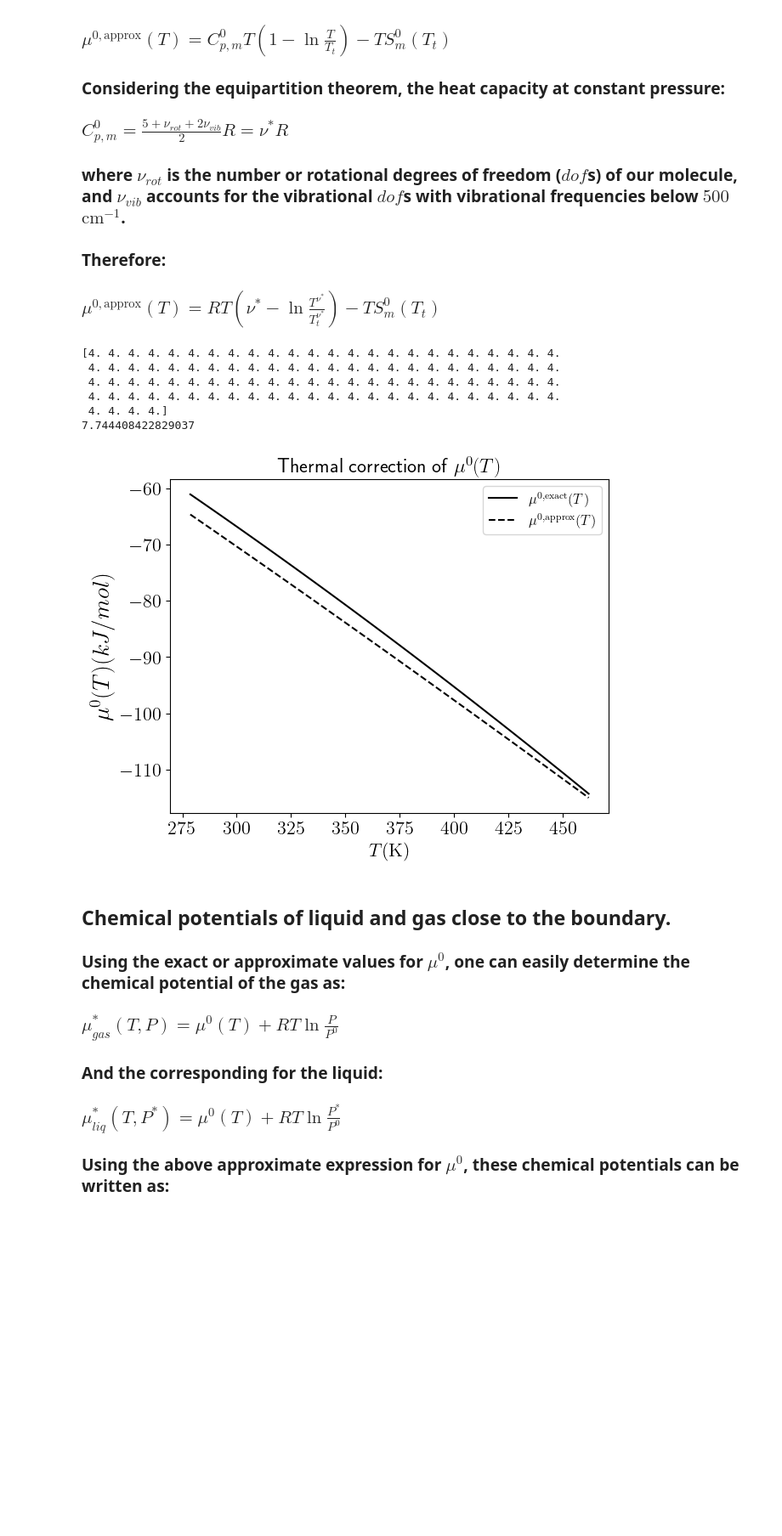
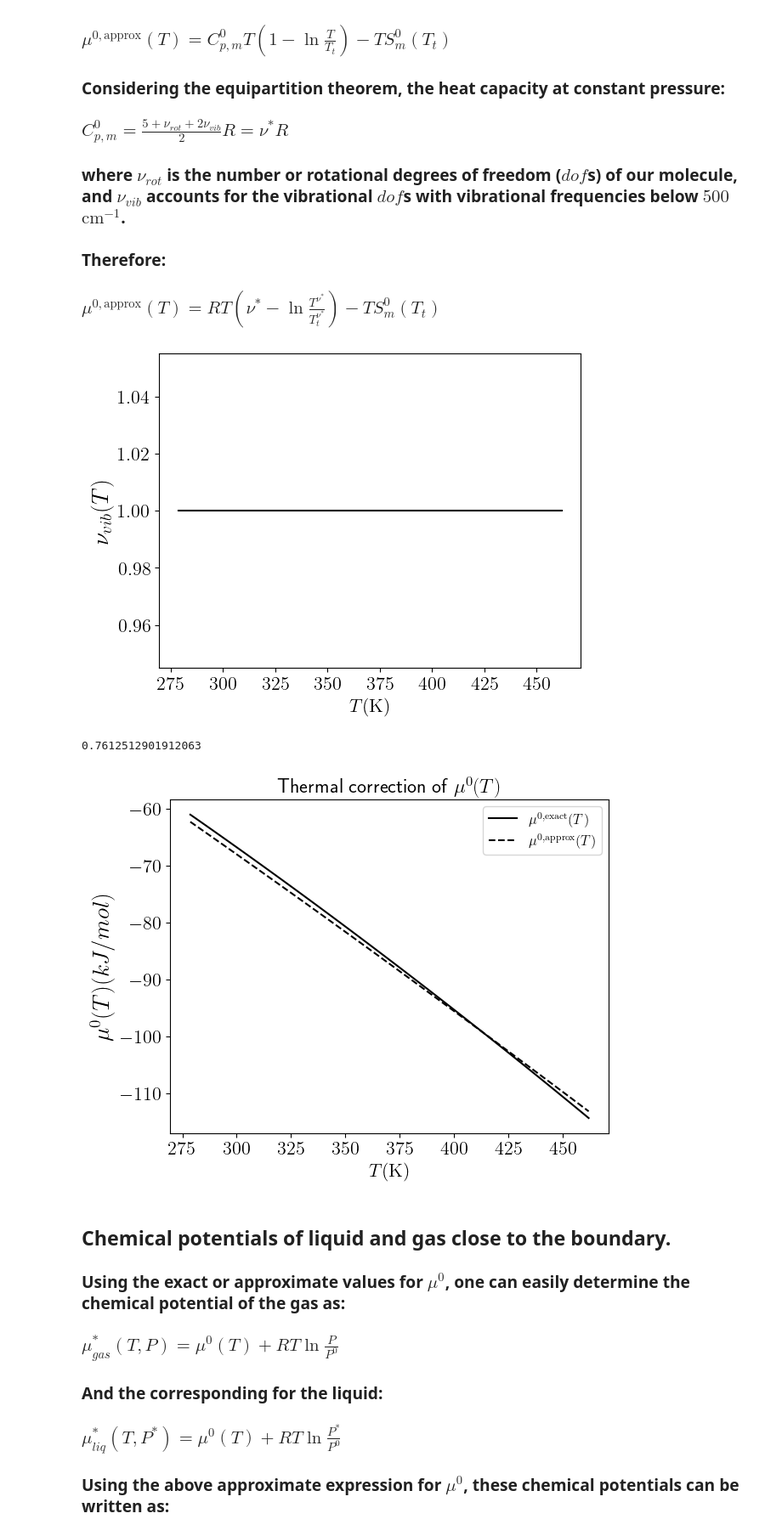
Before and after one commit to emartineznunez/LV_phase_diagrams, a Jupyter notebook: Phase_diagram_pure.ipynb, the cells around one changed output. Shown at 85% size. Cells and saved outputs as stored; diff of their text form; code cells hidden in the pictures; blank space fills up the shorter version.

```diff
--- a/Phase_diagram_pure.ipynb
+++ b/Phase_diagram_pure.ipynb
@@ -490,45 +490,48 @@ if nat_A > 1:
   nu_rot = 3 - int(lin_A[0])
   for freq in freqA:
     tita = h * c * 1.e2 * float(freq) / k_B
     for i,ele in enumerate(T1):
       x = ele / tita
-      dum = a + b * x
-      if dum <0 : dum = 0
-      if dum >1 : dum = 1
-      #nu_vib[i] += dum
+      #nu_vib[i] += (1 + np.tanh(0.0040*x-1.57)) * 0.5
+      nu_vib[i] = 1.
 else:
   nu_rot = 0
 nu = (5 + nu_rot + 2 * nu_vib) / 2
-print (nu)
+#print (nu)
 
 Gref, Href, Sref = G_m_0(TtA,float(mA[0]),float(AA[0]),float(BA[0]),float(CA[0]),float(lin_A[0]),nat_A,float(sigmaA[0]),*freqA)
+
+
+plt.plot(T1,nu_vib,'-',color='black')
+plt.ylabel(r'$\nu_{vib}(T)$',fontsize=20)
+plt.xlabel(r'$T(\mathrm{K})$',fontsize=16)
+plt.xticks(fontsize=16)
+plt.yticks(fontsize=16)
+plt.show()
+
 
 #print(type(TtA), TtA, Sref)
 diff = 0
 for i,ele in enumerate(T1):
   true = float(corr[i])
   appr = R * ele * (nu[i] - np.log(ele ** nu[i] /TtA ** nu[i])) - ele * Sref
   diff += (true-appr) ** 2
 print(diff/N)
 
 plt.plot(T1,corr,'-',color='black', label='$\mu^{0,\mathrm{exact}}(T)$')
 plt.plot(T1,R*T1*(nu-np.log(T1**nu/TtA**nu))-T1*Sref,'--',color='black', label='$\mu^{0,\mathrm{approx}}(T)$')
 plt.ylabel(r'$\mu^0(T) (kJ/mol)$',fontsize=20)
 plt.xlabel(r'$T(\mathrm{K})$',fontsize=16)
 plt.legend(fontsize=12)
 plt.xticks(fontsize=16)
 plt.yticks(fontsize=16)
 plt.tight_layout()
 plt.title('Thermal correction of $\mu^0(T)$', fontsize=17)
 plt.show()
 # %% [output]
+[figure, new version]
-[4. 4. 4. 4. 4. 4. 4. 4. 4. 4. 4. 4. 4. 4. 4. 4. 4. 4. 4. 4. 4. 4. 4. 4.
- 4. 4. 4. 4. 4. 4. 4. 4. 4. 4. 4. 4. 4. 4. 4. 4. 4. 4. 4. 4. 4. 4. 4. 4.
- 4. 4. 4. 4. 4. 4. 4. 4. 4. 4. 4. 4. 4. 4. 4. 4. 4. 4. 4. 4. 4. 4. 4. 4.
- 4. 4. 4. 4. 4. 4. 4. 4. 4. 4. 4. 4. 4. 4. 4. 4. 4. 4. 4. 4. 4. 4. 4. 4.
- 4. 4. 4. 4.]
-7.744408422829037
+0.7612512901912063
-[figure, old version]
+[figure, added]
 # %% [markdown]
 ## **Chemical potentials of liquid and gas close to the boundary.**
 
```
